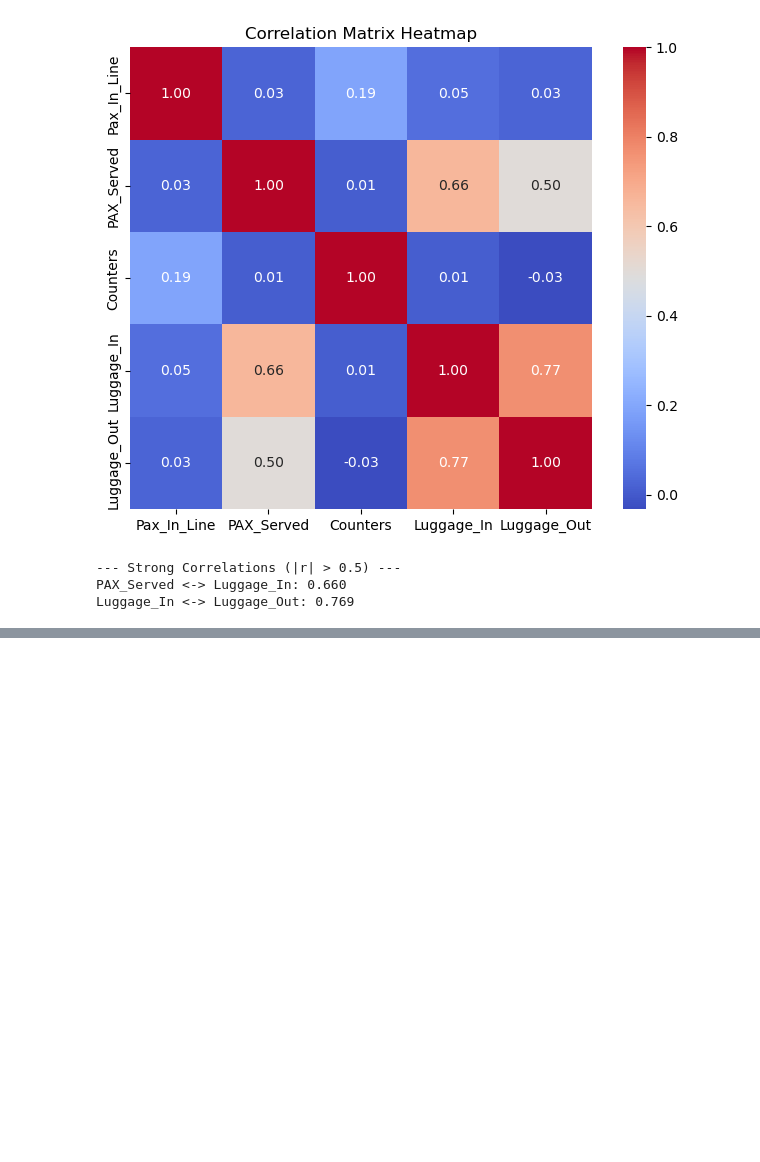
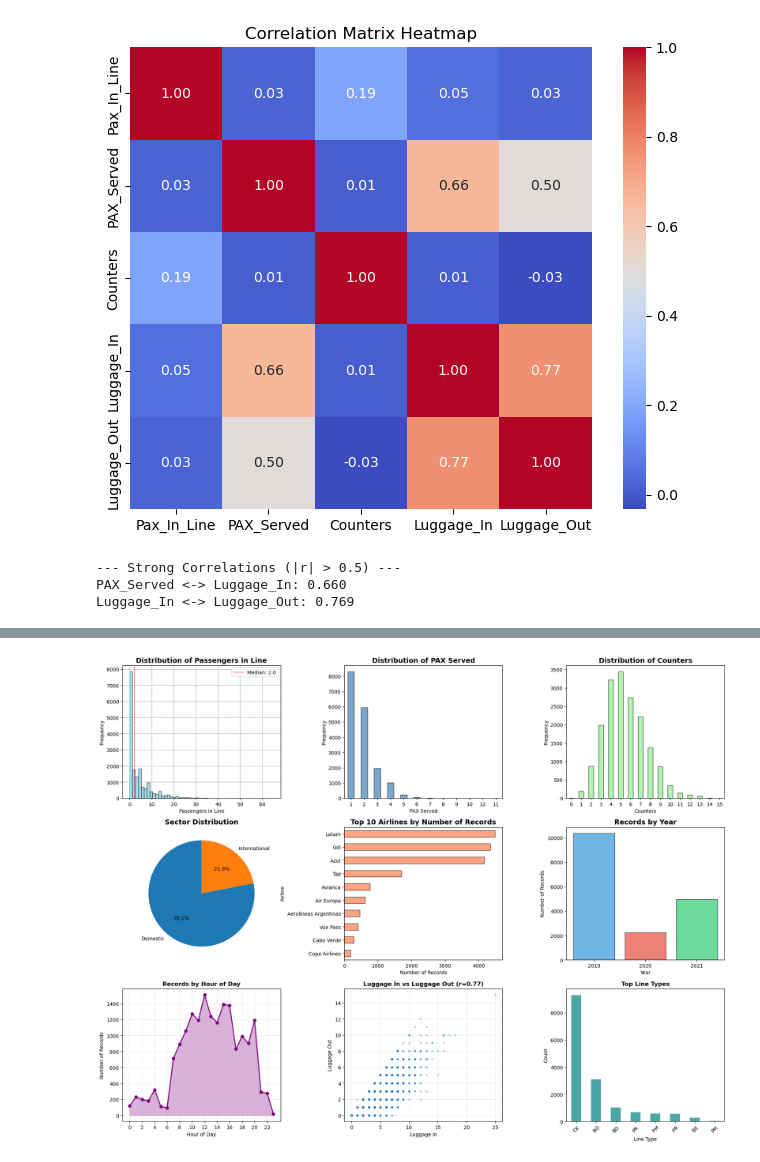
Before and after one commit to raoliveirads/ck_time_prediction, a Jupyter notebook: notebooks/Exploratory Data Analysis.ipynb, the cells around one changed output, grey strips where cells are left out. Cells and saved outputs as stored; diff of their text form; code cells hidden in the pictures; blank space fills up the shorter version.

Commit message:
Producing Initial report for EDA

```diff
--- a/notebooks/Exploratory Data Analysis.ipynb
+++ b/notebooks/Exploratory Data Analysis.ipynb
@@ -382,0 +385,97 @@ Luggage_In <-> Luggage_Out: 0.769
+# %%
+# Main EDA VIsualizations
+fig = plt.figure(figsize=(18,14))
+
+# Distributions of Passengers in Line
+ax1 = plt.subplot(3,3,1)
+df['Pax_In_Line'].hist(bins=50, color='skyblue', edgecolor='black', alpha=0.7)
+ax1.set_xlabel('Passengers in Line')
+ax1.set_ylabel('Frequency')
+ax1.set_title('Distribution of Passengers in Line', fontweight='bold', fontsize=14)
+ax1.axvline(df['Pax_In_Line'].median(), color='red', linestyle='--', linewidth=1, label=f'Median: {df["Pax_In_Line"].median():.1f}')
+ax1.legend()
+
+# Distribution of PAX Served
+ax2 = plt.subplot(3,3,2)
+df['PAX_Served'].value_counts().plot(kind='bar', color='steelblue', edgecolor='black', alpha=0.7)
+ax2.set_xlabel('PAX Served')
+ax2.set_ylabel('Frequency')
+ax2.set_title('Distribution of PAX Served', fontweight='bold', fontsize=14)
+ax2.tick_params(axis='x', rotation=0)
+
+# Distribution of Counters
+ax3 = plt.subplot(3,3,3)
+df['Counters'].value_counts().sort_index().plot(kind='bar', color='lightgreen', edgecolor='black', alpha=0.7)
+ax3.set_xlabel('Counters')
+ax3.set_ylabel('Frequency')
+ax3.set_title('Distribution of Counters', fontweight='bold', fontsize=14)
+ax3.tick_params(axis='x', rotation=0)
+
+#Increasing the ploting area for better visibility
+plt.subplots_adjust(hspace=0.4, wspace=0.4)
+
+#Sector Distribuition
+ax4 = plt.subplot(3,3,4)
+sector_counts = df['Sector'].value_counts()
+colors_sector = ['#1f77b4', '#ff7f0e']
+ax4.pie(sector_counts, labels=sector_counts.index, autopct='%1.1f%%', startangle=90, colors=colors_sector)
+ax4.set_title('Sector Distribution', fontweight='bold', fontsize=14)
+
+# Top 10 airlines
+ax5 = plt.subplot(3,3,5)
+top_airlines = df['Airline'].value_counts().head(10)
+top_airlines.plot(kind='barh', color='coral', edgecolor='black', alpha=0.7)
+ax5.set_xlabel('Number of Records')
+ax5.set_ylabel('Airline')
+ax5.set_title('Top 10 Airlines by Number of Records', fontweight='bold', fontsize=14)
+ax5.invert_yaxis()
+
+# Records by Year
+ax6 = plt.subplot(3,3,6)
+year_counts = df['Year'].value_counts().sort_index()
+ax6.bar(year_counts.index, year_counts.values, color=['#3498db', '#e74c3c', '#2ecc71'], edgecolor='black', alpha=0.7)
+ax6.set_xlabel('Year')
+ax6.set_ylabel('Number of Records')
+ax6.set_title('Records by Year', fontweight='bold', fontsize=14)
+ax6.set_xticks(year_counts.index)
+
+#Increasing the ploting area for better visibility
+plt.subplots_adjust(hspace=0.4, wspace=0.4)
+
+# Records by Hour of the Day
+ax7 = plt.subplot(3, 3, 7)
+hour_counts = df['Hour'].value_counts().sort_index()
+ax7.plot(hour_counts.index, hour_counts.values, marker='o', linewidth=2,
+         markersize=6, color='purple')
+ax7.fill_between(hour_counts.index, hour_counts.values, alpha=0.3, color='purple')
+ax7.set_xlabel('Hour of Day')
+ax7.set_ylabel('Number of Records')
+ax7.set_title('Records by Hour of Day', fontweight='bold')
+ax7.grid(True, alpha=0.3)
+ax7.set_xticks(range(0, 24, 2))
+
+# Luggage In vs Luggage Out
+ax8 = plt.subplot(3, 3, 8)
+ax8.scatter(df['Luggage_In'], df['Luggage_Out'], alpha=0.3, s=10)
+ax8.set_xlabel('Luggage In')
+ax8.set_ylabel('Luggage Out')
+ax8.set_title('Luggage In vs Luggage Out (r=0.77)', fontweight='bold')
+ax8.grid(True, alpha=0.3)
+
+# Linetype Distribution
+ax9 = plt.subplot(3, 3, 9)
+line_type_counts = df['Line_Type'].value_counts().head(8)
+line_type_counts.plot(kind='bar', color='teal', alpha=0.7)
+ax9.set_xlabel('Line Type')
+ax9.set_ylabel('Count')
+ax9.set_title('Top Line Types', fontweight='bold')
+ax9.tick_params(axis='x', rotation=45)
+
+# saving figure in the reports/figures folder
+plt.tight_layout()
+plt.savefig('../reports/figures/eda_visualizations.png', dpi=300, bbox_inches='tight')
+plt.show()
+
+print("✓ Main visualization saved as 'eda_visualizations.png'")
+# %% [output]
+[figure, added]
```
Also changed, not shown: parts of 2 cells of this notebook, 1 other file.
